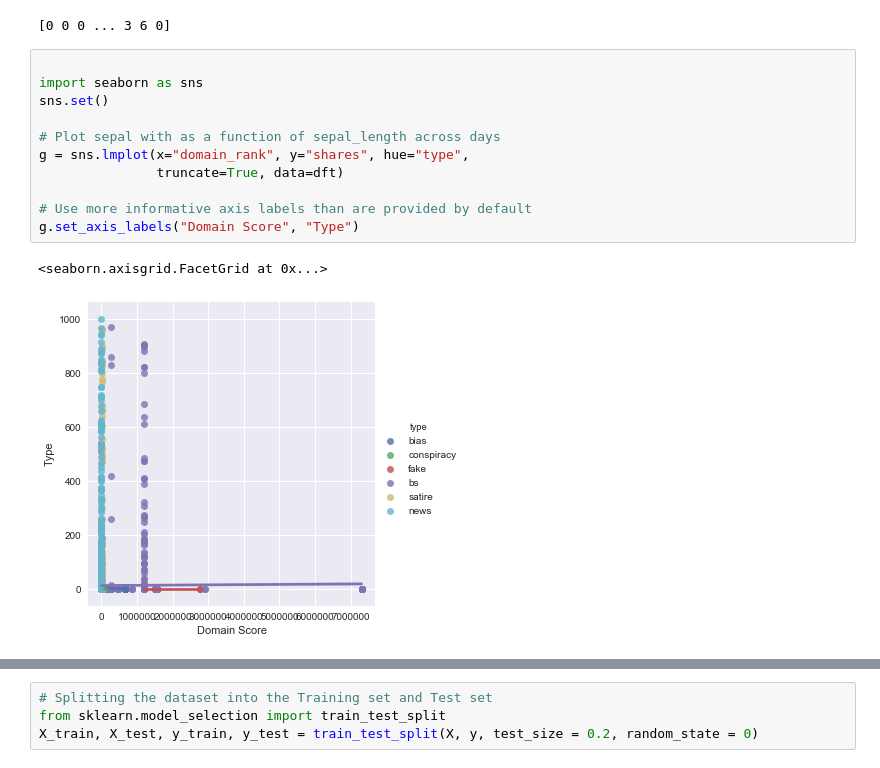
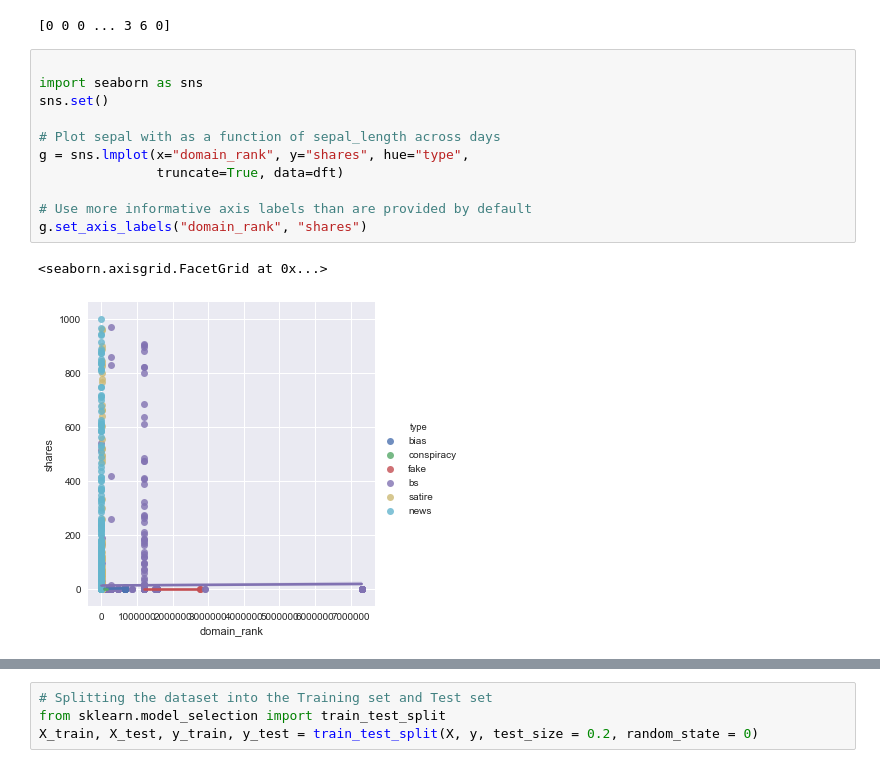
Before and after one commit to manojknit/MachineLearningModels, a Jupyter notebook: Regression/LinearRegression-LatentManifold.ipynb, the cells around one changed output, grey strips where cells are left out. Cells and saved outputs as stored; diff of their text form.

Commit message:
Label corrected

```diff
--- a/Regression/LinearRegression-LatentManifold.ipynb
+++ b/Regression/LinearRegression-LatentManifold.ipynb
@@ -90,17 +96,17 @@ print(y)
 # %%
 
 import seaborn as sns
 sns.set()
 
 # Plot sepal with as a function of sepal_length across days
 g = sns.lmplot(x="domain_rank", y="shares", hue="type",
                truncate=True, data=dft)
 
 # Use more informative axis labels than are provided by default
-g.set_axis_labels("Domain Score", "Type")
+g.set_axis_labels("domain_rank", "shares")
 # %% [output]
 <seaborn.axisgrid.FacetGrid at 0x...>
-[figure, old version]
+[figure, new version]
 # %%
 #Pairplot
 g = sns.pairplot(dft, kind="reg", hue="type")
```
Also changed, not shown: parts of 6 cells of this notebook.
